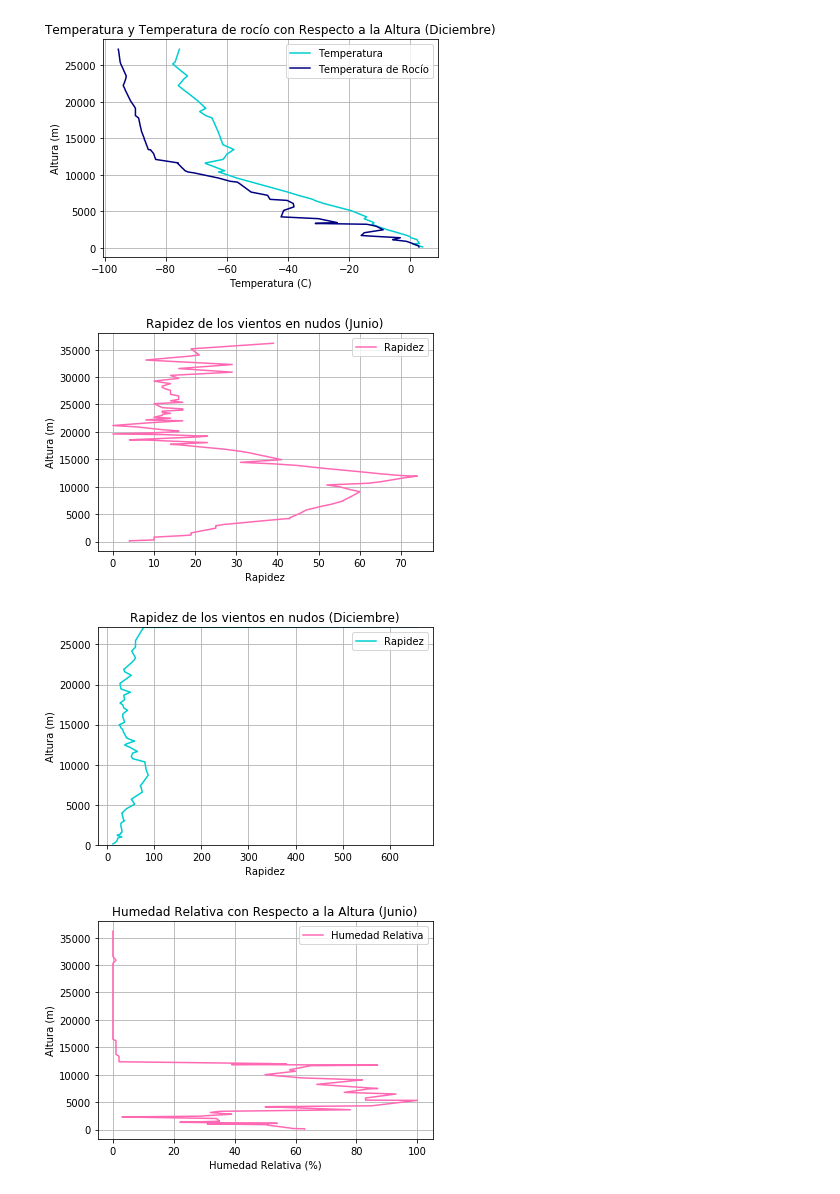
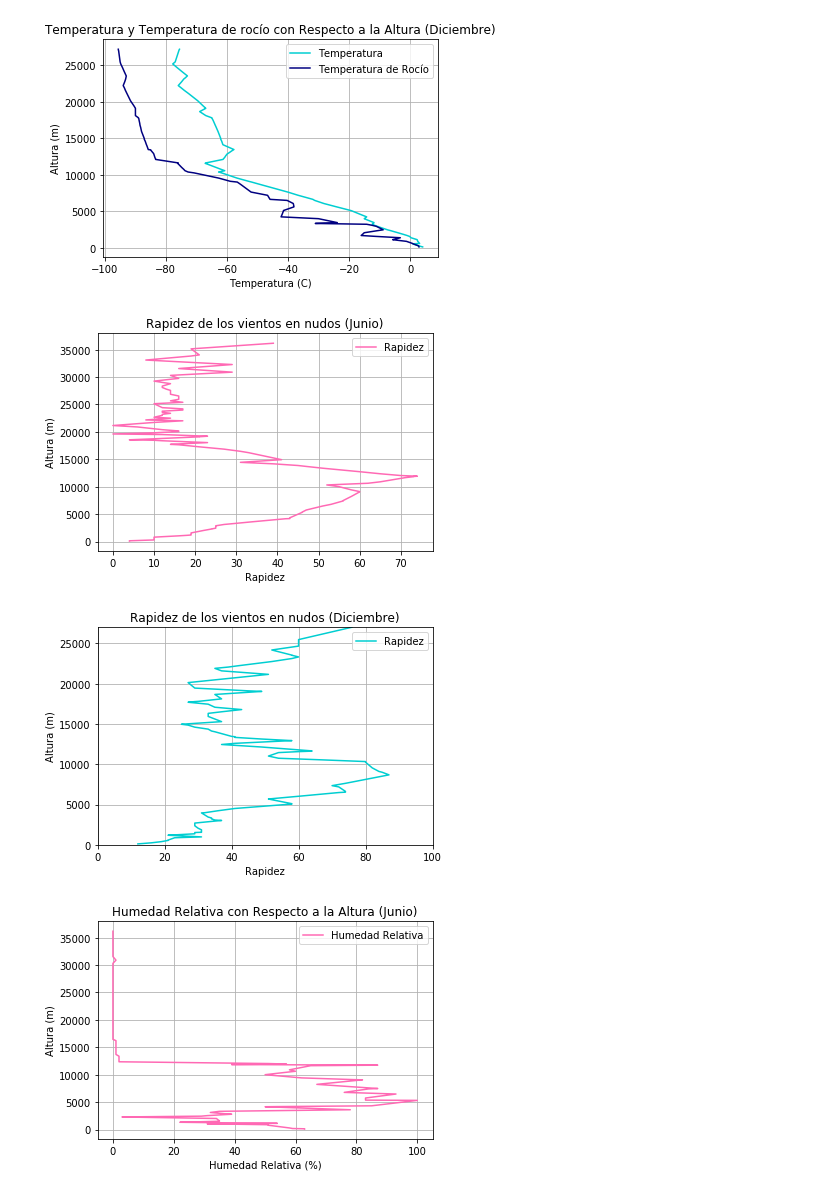
Before and after one commit to MelissaMatrecitos/Computacional-1, a Jupyter notebook: Actividad 3/Actividad3.ipynb, the cells around one changed output. Saved outputs shown, nothing was run; the diff lists cells and outputs as text; code cells hidden in the pictures.

```diff
--- a/Actividad 3/Actividad3.ipynb
+++ b/Actividad 3/Actividad3.ipynb
@@ -204,27 +204,28 @@ plt.show()
 # %%
 #Gráfica de la rapidez de los vientos en nudos contra altura (Junio)
 JRAP=dfJun['SKNT']
 JHGHT=dfJun['HGHT']
 plt.plot(JRAP, JHGHT, "hotpink", label='Rapidez'); plt.legend(loc='best')
 plt.title('Rapidez de los vientos en nudos (Junio)')
 plt.xlabel('Rapidez')
 plt.ylabel('Altura (m)')
 plt.grid(True)
 plt.show()
 
 #Gráfica de la rapidez de los vientos en nudos contra la altura (Diciembre)
 DRAP=dfDic['SKNT']
 DHGHT=dfDic['HGHT']
 plt.plot(DRAP,DHGHT, "darkturquoise", label='Rapidez'); plt.legend(loc='best')
 plt.title('Rapidez de los vientos en nudos (Diciembre)')
-plt.ylim(0,27138)
+plt.ylim(0,27000)
+plt.xlim(0,100)
 plt.xlabel('Rapidez')
 plt.ylabel('Altura (m)')
 plt.grid(True)
 plt.show()
 # %% [output]
 [figure]
-[figure, old version]
+[figure, new version]
 # %%
 #Gráfica de la humedad relativa con respecto a la altura (Junio)
 JHUMR=dfJun['RELH']
```
